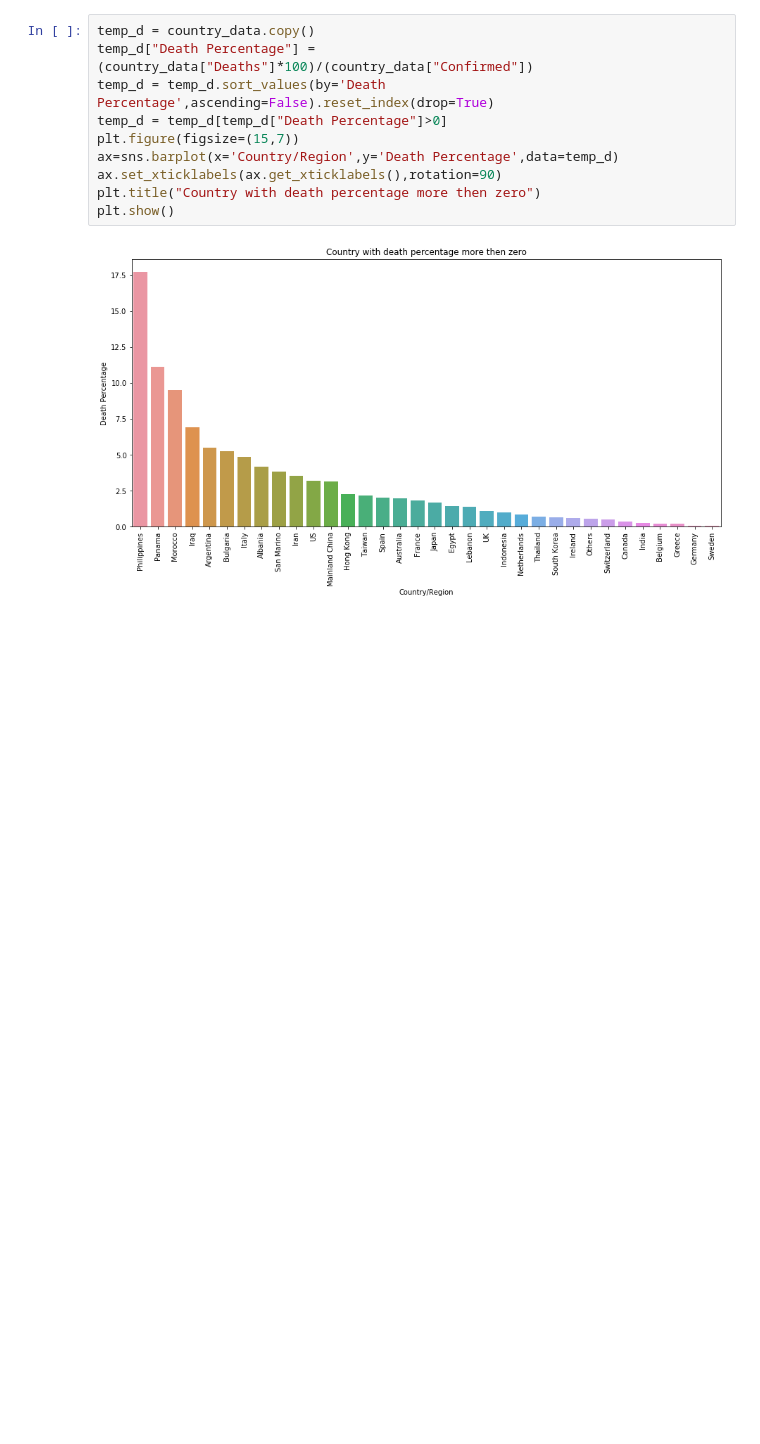
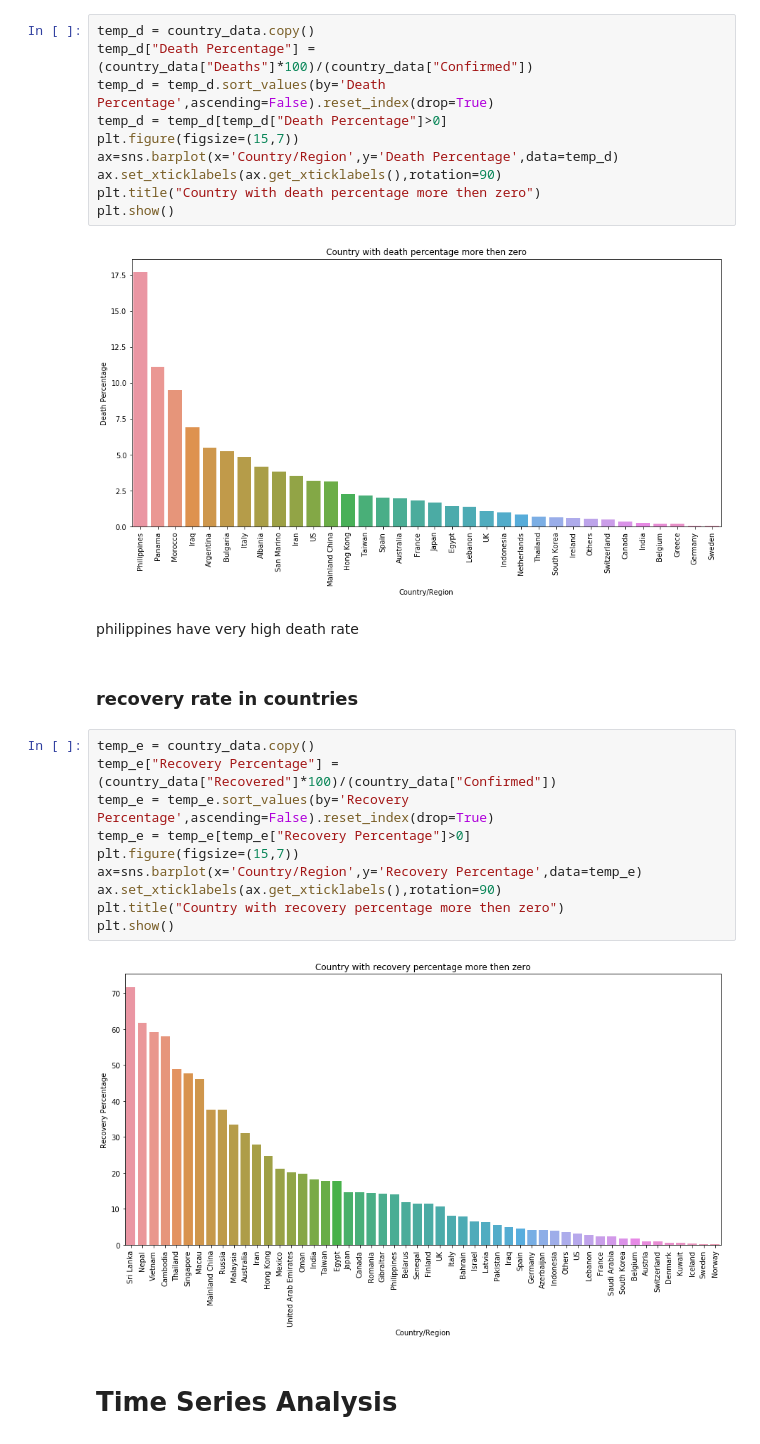
Before and after one commit to Maunish-dave/corona_research, a Jupyter notebook: Corona Virus Research.ipynb, the cells around one changed output. Drawn from its saved outputs; the diff is of its cells as text; blank space fills up the shorter version.

```diff
--- a/Corona Virus Research.ipynb
+++ b/Corona Virus Research.ipynb
@@ -148,3 +148,21 @@ plt.title("Country with death percentage more then zero")
 plt.show()
 # %% [output]
 [figure]
+# %% [markdown]
+philippines have very high death rate
+# %% [markdown]
+### recovery rate in countries
+# %%
+temp_e = country_data.copy()
+temp_e["Recovery Percentage"] = (country_data["Recovered"]*100)/(country_data["Confirmed"])
+temp_e = temp_e.sort_values(by='Recovery Percentage',ascending=False).reset_index(drop=True)
+temp_e = temp_e[temp_e["Recovery Percentage"]>0]
+plt.figure(figsize=(15,7))
+ax=sns.barplot(x='Country/Region',y='Recovery Percentage',data=temp_e)
+ax.set_xticklabels(ax.get_xticklabels(),rotation=90)
+plt.title("Country with recovery percentage more then zero")
+plt.show()
+# %% [output]
+[figure, added]
+# %% [markdown]
+# Time Series Analysis
```
Also changed, not shown: parts of 8 cells of this notebook.
